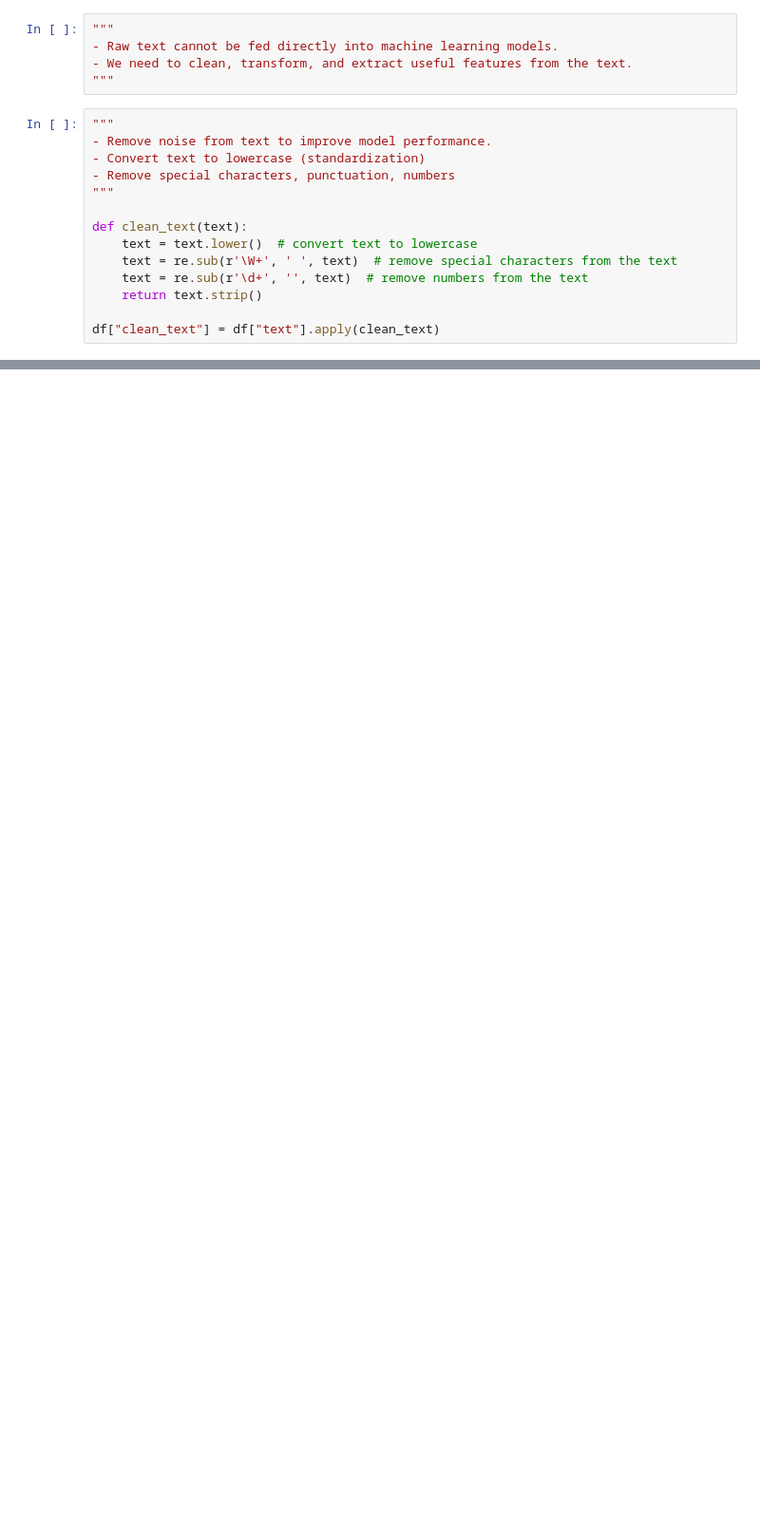
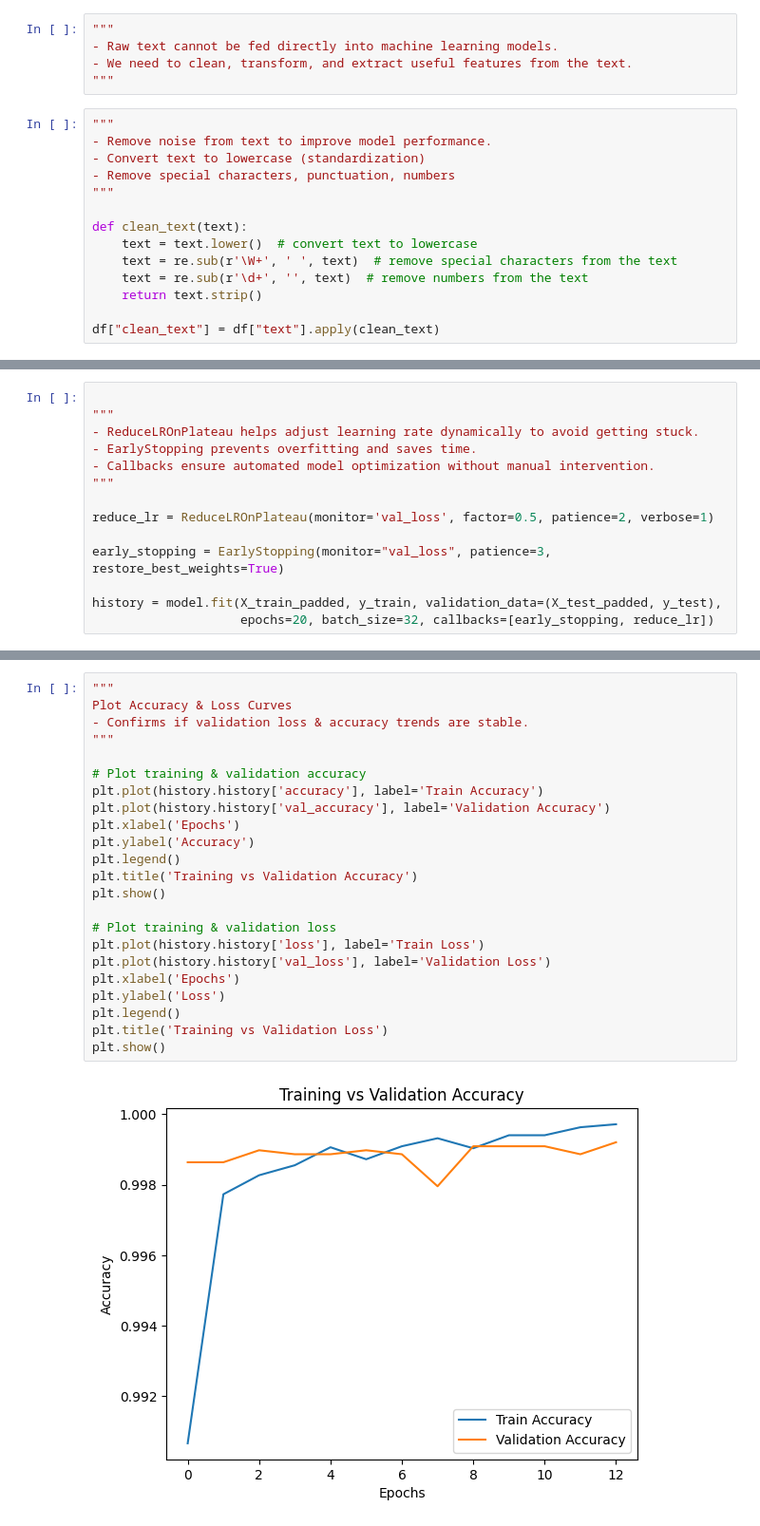
Before and after one commit to nikhil-reddy05/Fake-News-Detection, a Jupyter notebook: notebooks/fake-news-detection.ipynb, the cells around one changed output, grey strips where cells are left out. Shown at 95% size. Drawn from its saved outputs; the diff is of its cells as text; blank space fills up the shorter version.

```diff
--- a/notebooks/fake-news-detection.ipynb
+++ b/notebooks/fake-news-detection.ipynb
@@ -296,0 +516,14 @@ Word vector for 'news': [ 4.5017887e-02 -3.3195622e+00 -1.9642757e+00  1.0753310
+# %%
+
+"""
+- ReduceLROnPlateau helps adjust learning rate dynamically to avoid getting stuck.
+- EarlyStopping prevents overfitting and saves time.
+- Callbacks ensure automated model optimization without manual intervention.
+"""
+
+reduce_lr = ReduceLROnPlateau(monitor='val_loss', factor=0.5, patience=2, verbose=1)
+
+early_stopping = EarlyStopping(monitor="val_loss", patience=3, restore_best_weights=True)
+
+history = model.fit(X_train_padded, y_train, validation_data=(X_test_padded, y_test),
+                    epochs=20, batch_size=32, callbacks=[early_stopping, reduce_lr])
@@ -296,0 +548,25 @@ Word vector for 'news': [ 4.5017887e-02 -3.3195622e+00 -1.9642757e+00  1.0753310
+# %%
+"""
+Plot Accuracy & Loss Curves
+- Confirms if validation loss & accuracy trends are stable.
+"""
+
+# Plot training & validation accuracy
+plt.plot(history.history['accuracy'], label='Train Accuracy')
+plt.plot(history.history['val_accuracy'], label='Validation Accuracy')
+plt.xlabel('Epochs')
+plt.ylabel('Accuracy')
+plt.legend()
+plt.title('Training vs Validation Accuracy')
+plt.show()
+
+# Plot training & validation loss
+plt.plot(history.history['loss'], label='Train Loss')
+plt.plot(history.history['val_loss'], label='Validation Loss')
+plt.xlabel('Epochs')
+plt.ylabel('Loss')
+plt.legend()
+plt.title('Training vs Validation Loss')
+plt.show()
+# %% [output]
+[figure, added]
```
Also changed, not shown: parts of 22 cells of this notebook.
